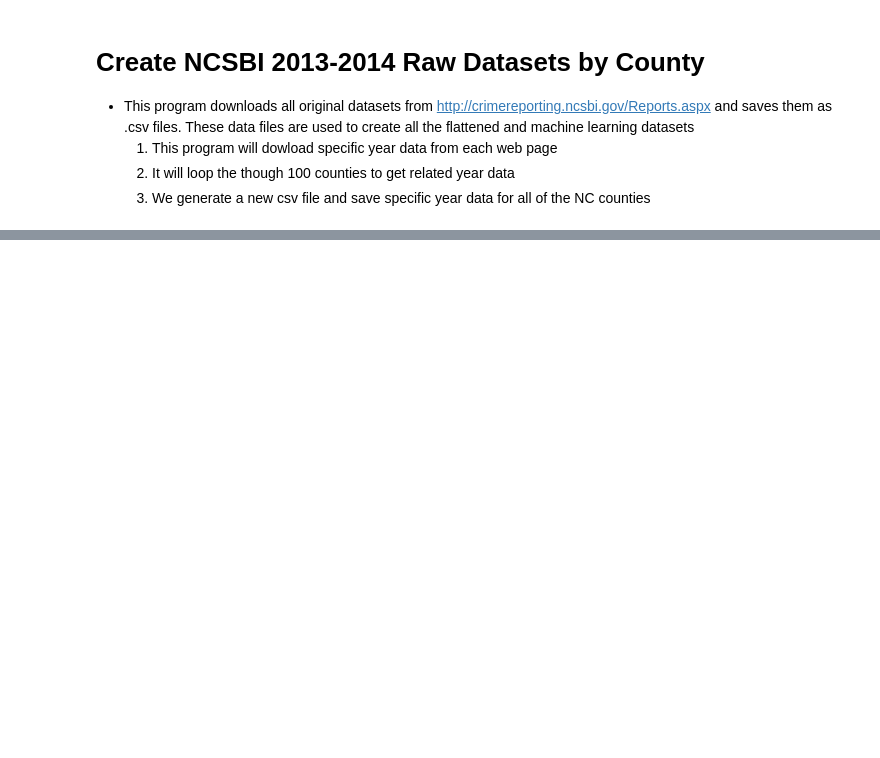
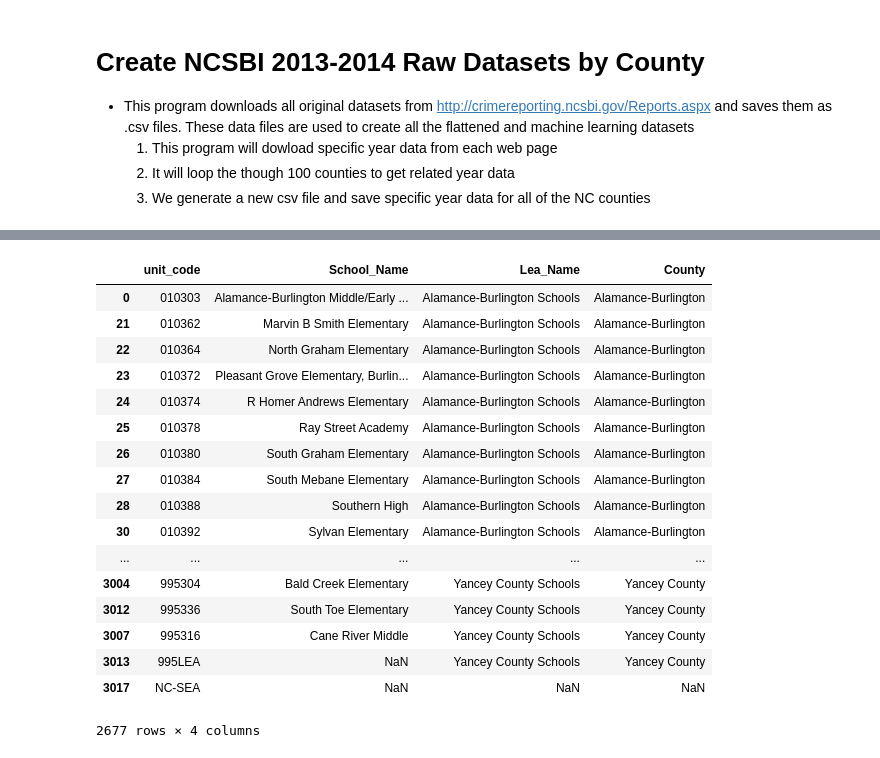
Before and after one commit to wtubin/TeacherRetentionofNC, a Jupyter notebook: 2014/School Datasets/Source Code/CrimeData2014.ipynb, the cells around one changed output, grey strips where cells are left out. Saved outputs shown, nothing was run; the diff lists cells and outputs as text; code cells hidden in the pictures; blank space fills up the shorter version.

```diff
--- a/2014/School Datasets/Source Code/CrimeData2014.ipynb
+++ b/2014/School Datasets/Source Code/CrimeData2014.ipynb
@@ -76,0 +103,28 @@ for i in range(1,100):
+# %%
+inputFile = '../../Raw Datasets/profile.csv'
+profile = pd.read_csv(inputFile, low_memory=False, dtype={'unit_code': object})
+# %%
+lea = profile[['unit_code','School_Name','Lea_Name']].drop_duplicates()
+lea['County'] = lea['Lea_Name'].str.replace(r'Schools', '')
+lea = lea.sort_values(by=['County'])
+# %%
+lea
+# %% [output]
+|  | unit_code | School_Name | Lea_Name | County |
+| 0 | 010303 | Alamance-Burlington Middle/Early ... | Alamance-Burlington Schools | Alamance-Burlington |
+| 21 | 010362 | Marvin B Smith Elementary | Alamance-Burlington Schools | Alamance-Burlington |
+| 22 | 010364 | North Graham Elementary | Alamance-Burlington Schools | Alamance-Burlington |
+| 23 | 010372 | Pleasant Grove Elementary, Burlin... | Alamance-Burlington Schools | Alamance-Burlington |
+| 24 | 010374 | R Homer Andrews Elementary | Alamance-Burlington Schools | Alamance-Burlington |
+| 25 | 010378 | Ray Street Academy | Alamance-Burlington Schools | Alamance-Burlington |
+| 26 | 010380 | South Graham Elementary | Alamance-Burlington Schools | Alamance-Burlington |
+| 27 | 010384 | South Mebane Elementary | Alamance-Burlington Schools | Alamance-Burlington |
+| 28 | 010388 | Southern High | Alamance-Burlington Schools | Alamance-Burlington |
+| 30 | 010392 | Sylvan Elementary | Alamance-Burlington Schools | Alamance-Burlington |
+| ... | ... | ... | ... | ... |
+| 3004 | 995304 | Bald Creek Elementary | Yancey County Schools | Yancey County |
+| 3012 | 995336 | South Toe Elementary | Yancey County Schools | Yancey County |
+| 3007 | 995316 | Cane River Middle | Yancey County Schools | Yancey County |
+| 3013 | 995LEA | NaN | Yancey County Schools | Yancey County |
+| 3017 | NC-SEA | NaN | NaN | NaN |
+2677 rows × 4 columns
```
Also changed, not shown: parts of 8 cells of this notebook, 8 other files.
